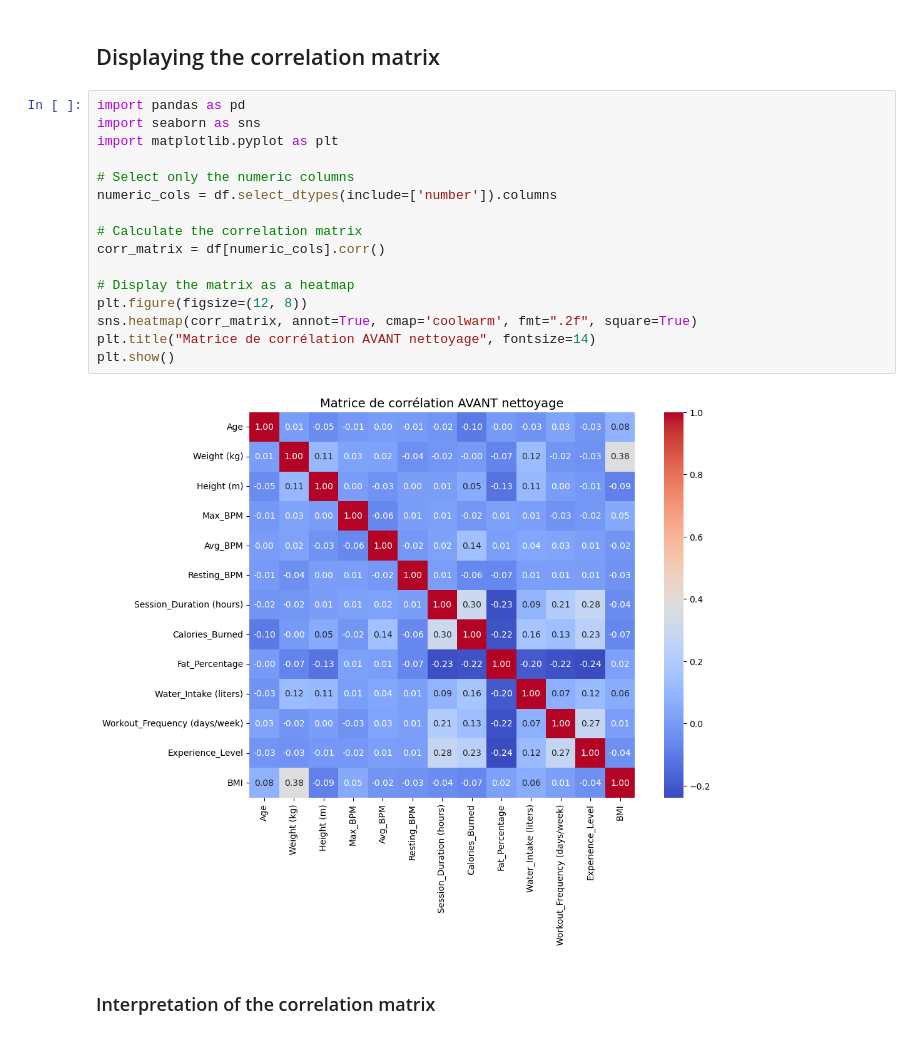
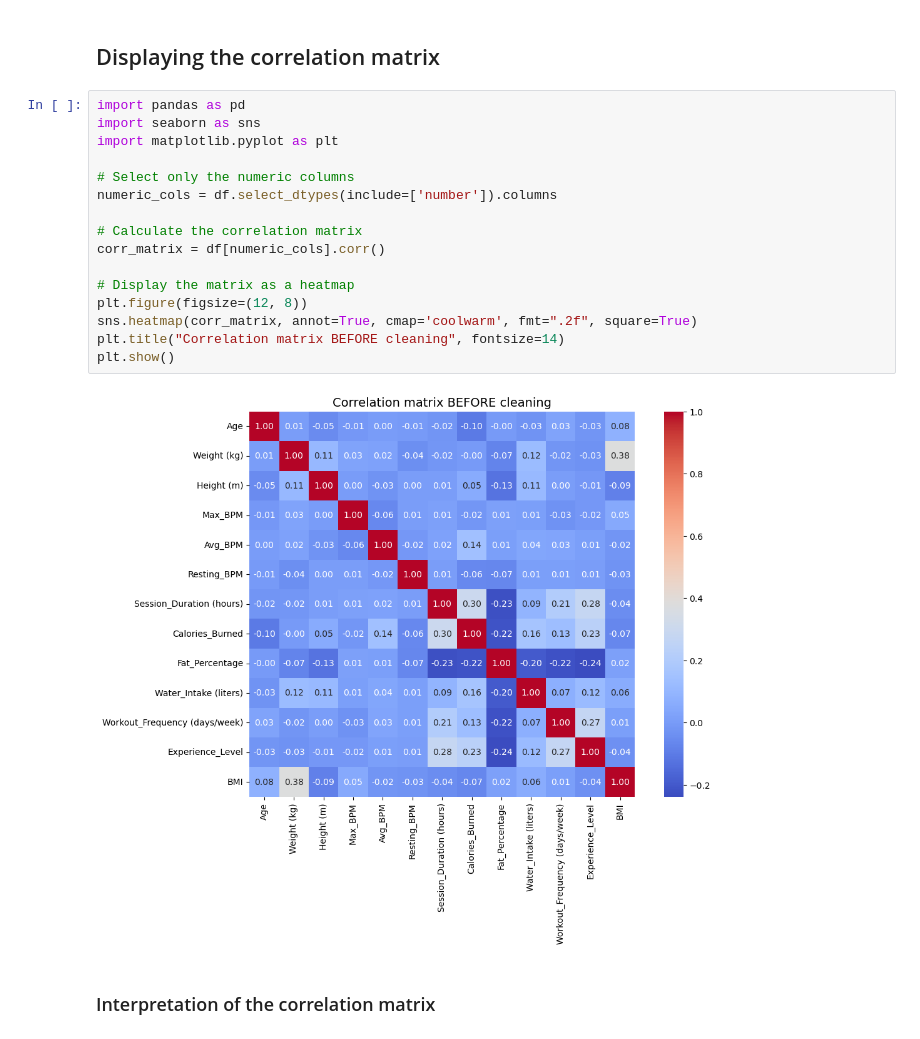
Before and after one commit to MaryaLatif/A4-ML-Project, a Jupyter notebook: main_.ipynb, the cells around one changed output. Cells and saved outputs as stored; diff of their text form.

```diff
--- a/main_.ipynb
+++ b/main_.ipynb
@@ -318,21 +323,21 @@ dtype: int64
 # %%
 import pandas as pd
 import seaborn as sns
 import matplotlib.pyplot as plt
 
 # Select only the numeric columns
 numeric_cols = df.select_dtypes(include=['number']).columns
 
 # Calculate the correlation matrix
 corr_matrix = df[numeric_cols].corr()
 
 # Display the matrix as a heatmap
 plt.figure(figsize=(12, 8))
 sns.heatmap(corr_matrix, annot=True, cmap='coolwarm', fmt=".2f", square=True)
-plt.title("Matrice de corrélation AVANT nettoyage", fontsize=14)
+plt.title("Correlation matrix BEFORE cleaning", fontsize=14)
 plt.show()
 # %% [output]
-[figure, old version]
+[figure, new version]
 # %% [markdown]
 ### Interpretation of the correlation matrix
 # %% [markdown]
```
Also changed, not shown: parts of 20 cells of this notebook.
